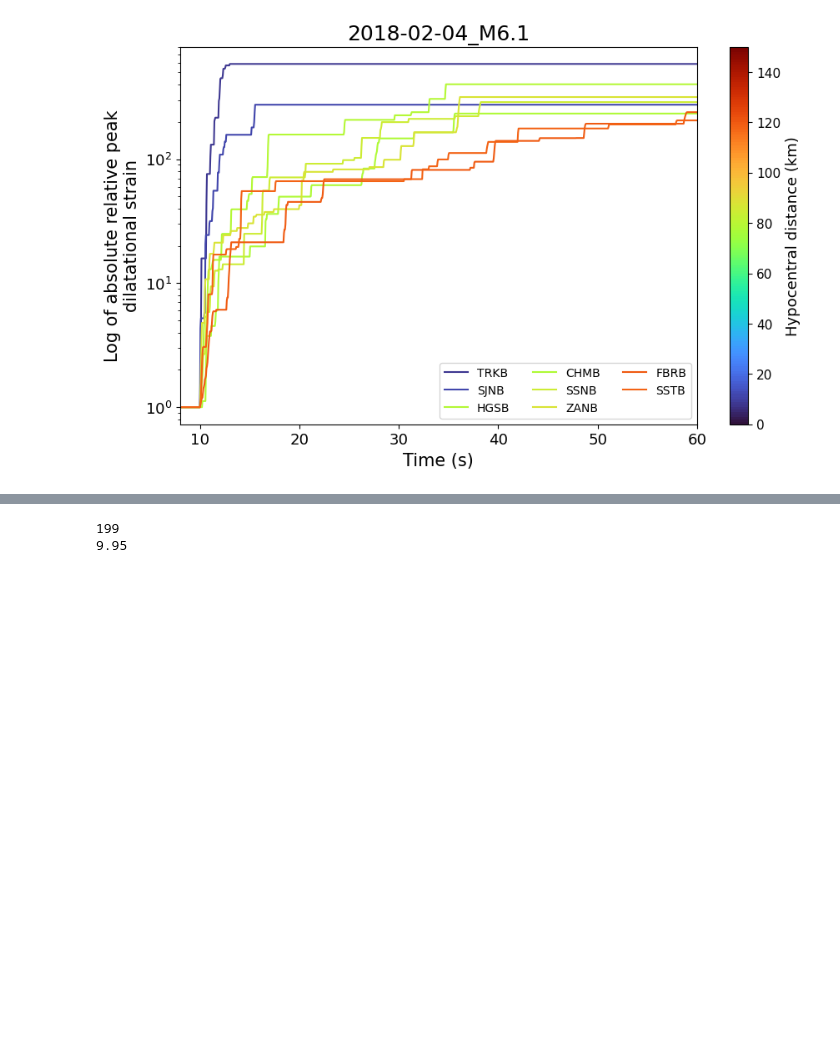
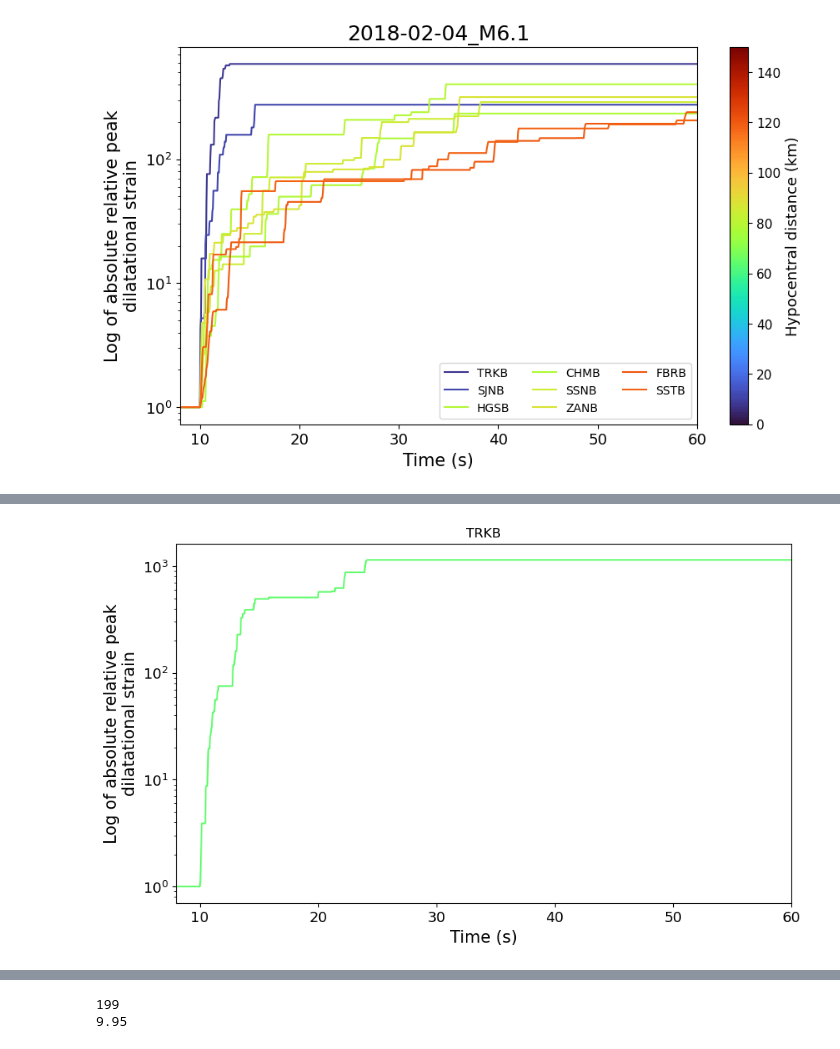
Before and after one commit to UO-Geophysics/strain, a Jupyter notebook: ipynbs/taiwan_strain/5_plot_filtered_peak_strain_normalized.ipynb, the cells around one changed output, grey strips where cells are left out. Saved outputs shown, nothing was run; the diff lists cells and outputs as text; code cells hidden in the pictures; blank space fills up the shorter version.

```diff
--- a/ipynbs/taiwan_strain/5_plot_filtered_peak_strain_normalized.ipynb
+++ b/ipynbs/taiwan_strain/5_plot_filtered_peak_strain_normalized.ipynb
@@ -281,3 +281,89 @@ FBRB
 SSTB
 DONB
 [figure]
+# %%
+cmap = plt.get_cmap('turbo', 150)
+
+# Plot individual stations
+
+for i in range(len(events)):
+
+    evt_id = events['evt_id'][i]
+    print(evt_id)
+    # origin_time = UTCDateTime(events['origin_time'][i])
+    # print(origin_time)
+
+    for idx in range(len(snr_array)):
+
+        sta = snr_array['Sta'][idx]
+
+        if evt_id == '2009-10-03_M6.1':
+            hypdist = snr_array['2009_hyp_dist_km'][idx]
+        elif evt_id == '2013-10-31_M6.3':
+            hypdist = snr_array['2013_hyp_dist_km'][idx]
+        elif evt_id == '2018-02-04_M6.1':
+            hypdist = snr_array['2018_hyp_dist_km'][idx]
+
+        int_hypdist = int(hypdist)
+        print(sta)
+        # plt.figure(figsize = (10,6), dpi = 300, facecolor = 'white', num = 1, clear = True)
+
+        # Strain data
+        try:
+            pst = read(path + 'filtered_abs_peak_post_p/' + evt_id + '/' + sta + '.mseed')
+            # pst.plot()
+            # apst = read(path + 'filtered_abs_peak_post_p/' + evt_id + '/' + sta + '.mseed')
+        except:
+            continue
+
+        low_xlim_sec = 8
+        high_xlim_sec = high_xlim_sec
+
+        # Peak strain data
+
+        pst_times = pst[0].times()
+        pst_data = pst[0].data
+        samp_rate = pst[0].stats.sampling_rate
+        low_xlim_samp = int(low_xlim_sec * samp_rate)
+        high_xlim_samp = int(high_xlim_sec * samp_rate)
+
+        # Move the flat line at the beginning of each timeseries to the same level
+
+        norm_data = np.copy(pst_data)
+        norm_level = pst_data[0]
+    #         print(norm_level)
+        norm_data = norm_data - norm_level + 1 # Subtract the starting value, add 10^-9 to set at 10^0 on nanostrain plot
+
+        # Plot stations
+        fig = plt.figure(figsize = (10,6), dpi = 100, facecolor = 'white', num = 1, clear = True)
+        ax = fig.add_subplot(111)
+        ax.set_title(sta)
+        # ax.plot(pst_times, pst_data*10**9, color = cmap(int_hypdist-1), label = sta)
+        ax.plot(pst_times[low_xlim_samp:high_xlim_samp], norm_data[low_xlim_samp:high_xlim_samp], color = cmap(int_hypdist-1), label = sta)
+        ax.set_yscale('log')
+        ax.set_ylabel('Log of absolute relative peak\ndilatational strain', fontsize = 15)
+        ax.set_xlabel('Time (s)', fontsize = 15)
+        ax.set_xlim(low_xlim_sec,high_xlim_sec)
+        if high_xlim_sec <= 30:
+            ax.axvline(x = 10, color = 'gray', linestyle = '--', alpha = 0.5)
+        ax.tick_params(labelsize = 13)
+
+    # ax.set_title(evt_id, fontsize = 18)
+    # cbar = fig.colorbar(plt.cm.ScalarMappable(norm = Normalize(0, 150), cmap = cmap), ax = ax)
+    # cbar.ax.tick_params(labelsize = 11)
+    # cbar.ax.set_ylabel(ylabel = 'Hypocentral distance (km)', fontsize = 13)
+    # ax.legend(loc = 'lower right', ncol = 3, fontsize = 10)
+
+        plt.show();
+
+#     # Create folder for the event
+#     fig_save_dir = path_to_files + 'figures/filtered_peak_strain_plots/NA_M6_500km/leveled_at_p_arrival/by_event_cmap_hypdist/' + str(high_xlim_sec) + 's_limit/'
+# #         print(fig_save_dir)
+#     if os.path.isdir(fig_save_dir):
+#         pass
+#     else:
+#         os.makedirs(fig_save_dir)
+
+#     plt.savefig(fig_save_dir + str(eq_id) + '.png', format = 'PNG')
+#     plt.close();
+# %% [output]
@@ -283,0 +385 @@ DONB
+[figure, added]
```
Also changed, not shown: parts of 1 cell of this notebook.
